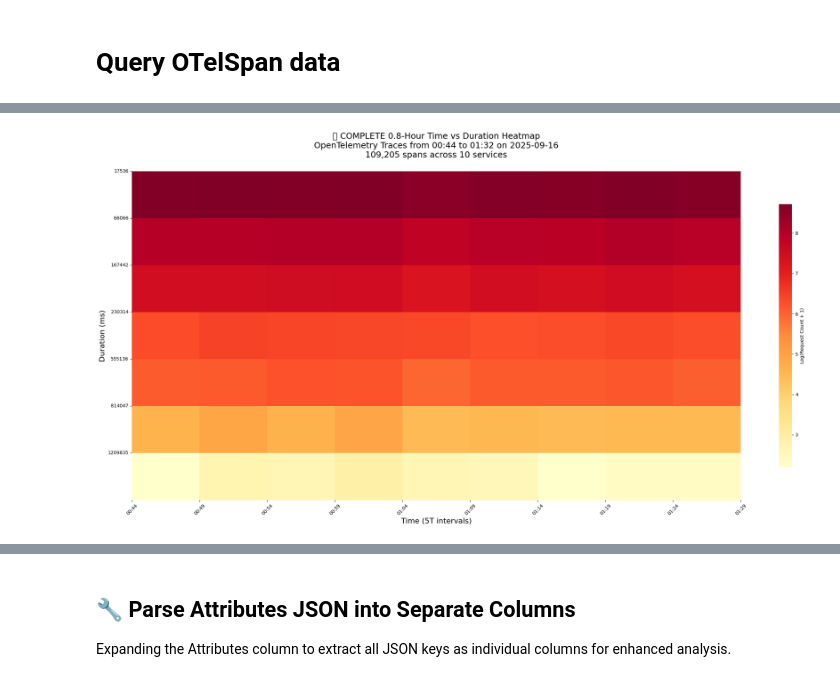
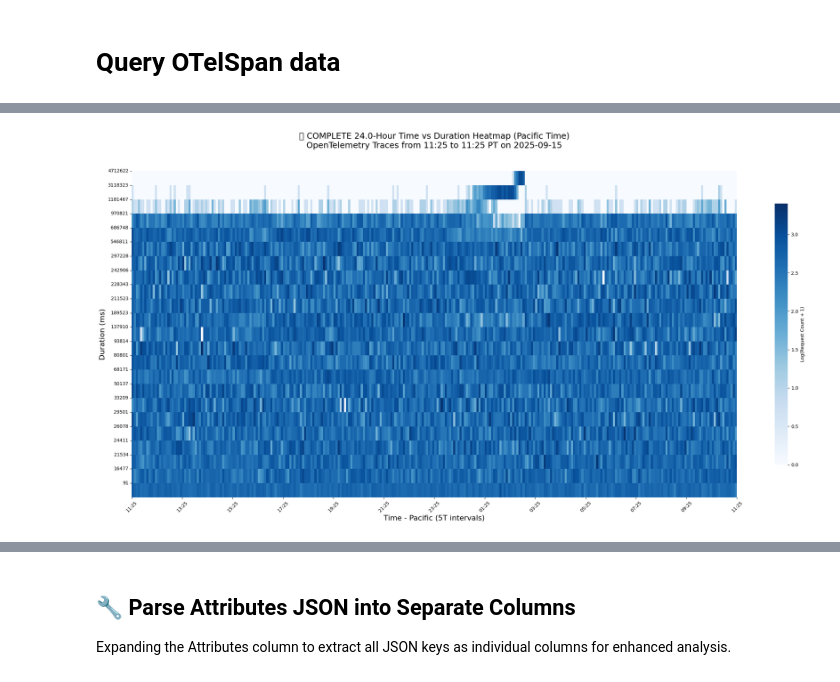
Before and after one commit to microsoft/Docker-Provider, a Jupyter notebook: traces/trace_duration_heatmap_analysis.ipynb, the cells around one changed output, grey strips where cells are left out. Drawn from its saved outputs; the diff is of its cells as text; code cells hidden in the pictures.

Commit message:
new heatmap

```diff
--- a/traces/trace_duration_heatmap_analysis.ipynb
+++ b/traces/trace_duration_heatmap_analysis.ipynb
@@ -255,15 +410,16 @@ print("=" * 50)
 print("🔄 Re-querying with NO row limits to get full 4+ hours...")
 
 efficient_columns=['TimeGenerated', 'Name', 'ServiceName', 'DurationMs', 'StatusCode', 'Success', 'TraceId', 'SpanId', 'ParentSpanId', 'Attributes']
+min_columns=['TimeGenerated', 'DurationMs']
 
 try:
     # Use batch engine to get ALL available data in the time range
     df_complete = batch_engine.query_large_dataset(
         table_name='OTelSpans',
-        days_back=0.20,  # Last 6 hours (0.25 days = 6 hours)
-        batch_duration_hours=4,  # 2-hour batches
-        additional_filters="| where DurationMs > 0 and isnotempty(ServiceName)",
-        projection_columns=efficient_columns,
+        days_back=1,  # Last 6 hours (0.5 days = 12 hours)
+        batch_duration_hours=24,  # 12-hour batches
+        additional_filters="| where DurationMs > 0 and isnotempty(ServiceName) | summarize DurationMs=max(DurationMs) by bin(TimeGenerated, 1m), ServiceName, Name",
+        projection_columns=min_columns,
         max_total_rows=None  # NO LIMIT - get ALL data!
     )
 
@@ -272,16 +428,28 @@ try:
         print(f"   📊 Retrieved: {len(df_complete):,} spans (NO LIMITS)")
         print(f"   🏗️ Shape: {df_complete.shape}")
 
-        # Convert TimeGenerated to datetime
+        # Convert TimeGenerated to datetime and Pacific timezone
         df_complete['TimeGenerated'] = pd.to_datetime(df_complete['TimeGenerated'])
 
-        # Check the ACTUAL time range
-        time_min_complete = df_complete['TimeGenerated'].min()
-        time_max_complete = df_complete['TimeGenerated'].max()
+        # Convert to Pacific timezone
+        import pytz
+        pacific_tz = pytz.timezone('US/Pacific')
+
+        # Check if already timezone-aware and convert appropriately
+        if df_complete['TimeGenerated'].dt.tz is None:
+            # Not timezone-aware, assume UTC and localize first
+            df_complete['TimeGenerated_Pacific'] = df_complete['TimeGenerated'].dt.tz_localize('UTC').dt.tz_convert(pacific_tz)
+        else:
+            # Already timezone-aware, convert directly
+            df_complete['TimeGenerated_Pacific'] = df_complete['TimeGenerated'].dt.tz_convert(pacific_tz)
+
+        # Check the ACTUAL time range in Pacific time
+        time_min_complete = df_complete['TimeGenerated_Pacific'].min()
+        time_max_complete = df_complete['TimeGenerated_Pacific'].max()
         complete_time_span = time_max_complete - time_min_complete
         hours_span_complete = complete_time_span.total_seconds() / 3600
 
-        print(f"\n📅 COMPLETE time range: {time_min_complete} to {time_max_complete}")
+        print(f"\n📅 COMPLETE time range (Pacific): {time_min_complete.strftime('%Y-%m-%d %H:%M:%S %Z')} to {time_max_complete.strftime('%Y-%m-%d %H:%M:%S %Z')}")
         print(f"⏱️ COMPLETE span: {hours_span_complete:.2f} hours")
         print(f"🔥 This should show the FULL 4+ hours!")
 
@@ -289,26 +457,43 @@ try:
         print(f"\n🎨 Creating heatmap with COMPLETE {hours_span_complete:.1f} hour dataset...")
 
         # Use appropriate time bins for the full range
-        if hours_span_complete > 3:
+        if hours_span_complete > 48:
             freq = '15T'  # 15-minute bins for 4+ hours
             print(f"🔧 Using 15-minute bins for {hours_span_complete:.1f} hour span")
-        elif hours_span_complete > 2:
+        elif hours_span_complete > 24:
             freq = '10T'  # 10-minute bins
             print(f"🔧 Using 10-minute bins for {hours_span_complete:.1f} hour span")
         else:
             freq = '5T'   # 5-minute bins
             print(f"🔧 Using 5-minute bins for {hours_span_complete:.1f} hour span")
 
-        # Create time bins for the COMPLETE range
+        # Create time bins for the COMPLETE range using Pacific time
         time_bins_complete = pd.date_range(start=time_min_complete, end=time_max_complete, freq=freq)
         print(f"📦 Created {len(time_bins_complete)} time bins for complete range")
 
-        # Create duration bins
-        duration_percentiles_complete = np.percentile(df_complete['DurationMs'], [0, 50, 75, 90, 95, 99, 99.9, 100])
-        duration_bins_complete = np.unique(duration_percentiles_complete)
+        # Create duration bins - use more buckets for smoother heatmap
+        # Get duration range for better binning
+        min_duration = df_complete['DurationMs'].min()
+        max_duration = df_complete['DurationMs'].max()
 
-        # Bin the COMPLETE data
-        df_complete['time_bin'] = pd.cut(df_complete['TimeGenerated'], bins=time_bins_complete, include_lowest=True)
+        print(f"📏 Duration range: {min_duration:.0f}ms to {max_duration:.0f}ms")
+
+        # Create more granular percentile-based bins for smoother visualization
+        fine_percentiles = np.linspace(0, 100, 21)  # 20 buckets from 0th to 100th percentile
+        duration_percentiles_complete = np.percentile(df_complete['DurationMs'], fine_percentiles)
+
+        # Add some key percentiles for important thresholds
+        key_percentiles = [50, 75, 90, 95, 99, 99.5, 99.9]
+        key_values = np.percentile(df_complete['DurationMs'], key_percentiles)
+
+        # Combine all duration thresholds and make unique
+        all_duration_thresholds = np.concatenate([duration_percentiles_complete, key_values])
+        duration_bins_complete = np.unique(all_duration_thresholds)
+
+        print(f"📊 Created {len(duration_bins_complete)} duration buckets for smoother heatmap")
+
+        # Bin the COMPLETE data using Pacific time
+        df_complete['time_bin'] = pd.cut(df_complete['TimeGenerated_Pacific'], bins=time_bins_complete, include_lowest=True)
         df_complete['duration_bin'] = pd.cut(df_complete['DurationMs'], bins=duration_bins_complete, include_lowest=True, duplicates='drop')
 
         # Create heatmap data for COMPLETE range
@@ -322,21 +507,20 @@ try:
         # Use log scale
         heatmap_data_complete_log = np.log1p(heatmap_data_complete)
 
-        # Create heatmap
+        # Create heatmap - properly oriented with larger durations on top
         sns.heatmap(
-            heatmap_data_complete_log.T,
-            cmap='YlOrRd',
+            heatmap_data_complete_log.T.iloc[::-1],  # Transpose and flip to put larger durations on top
+            cmap='Blues',
             cbar_kws={'label': 'Log(Request Count + 1)', 'shrink': 0.8},
             xticklabels=False,
             yticklabels=True
         )
 
-        plt.title(f'🔥 COMPLETE {hours_span_complete:.1f}-Hour Time vs Duration Heatmap\n'
-                 f'OpenTelemetry Traces from {time_min_complete.strftime("%H:%M")} to {time_max_complete.strftime("%H:%M")} on {time_min_complete.strftime("%Y-%m-%d")}\n'
-                 f'{len(df_complete):,} spans across {df_complete["ServiceName"].nunique()} services',
+        plt.title(f'🔥 COMPLETE {hours_span_complete:.1f}-Hour Time vs Duration Heatmap (Pacific Time)\n'
+                 f'OpenTelemetry Traces from {time_min_complete.strftime("%H:%M")} to {time_max_complete.strftime("%H:%M")} PT on {time_min_complete.strftime("%Y-%m-%d")}\n',
                  fontsize=18, pad=30)
 
-        plt.xlabel(f'Time ({freq} intervals)', fontsize=16)
+        plt.xlabel(f'Time - Pacific ({freq} intervals)', fontsize=16)
         plt.ylabel('Duration (ms)', fontsize=16)
 
         # Format time labels
@@ -344,9 +528,10 @@ try:
         time_labels_complete = [t.strftime('%H:%M') for t in time_bins_complete[::label_freq]]
         plt.xticks(range(0, len(time_bins_complete), label_freq), time_labels_complete, rotation=45)
 
-        # Format duration labels
+        # Format duration labels - reverse order since we flipped the heatmap (larger values on top)
         duration_labels_complete = [f'{d:.0f}' for d in duration_bins_complete[1:]]
-        plt.yticks(range(len(duration_labels_complete)), duration_labels_complete)
+        duration_labels_complete_reversed = duration_labels_complete[::-1]  # Reverse to match flipped heatmap
+        plt.yticks(range(len(duration_labels_complete_reversed)), duration_labels_complete_reversed)
 
         plt.tight_layout()
         plt.show()
@@ -387,2 +572,2 @@ except Exception as e:
-[figure, old version]
+[figure, new version]
 ✅ COMPLETE HEATMAP GENERATED!
```
Also changed, not shown: parts of 9 cells of this notebook.
